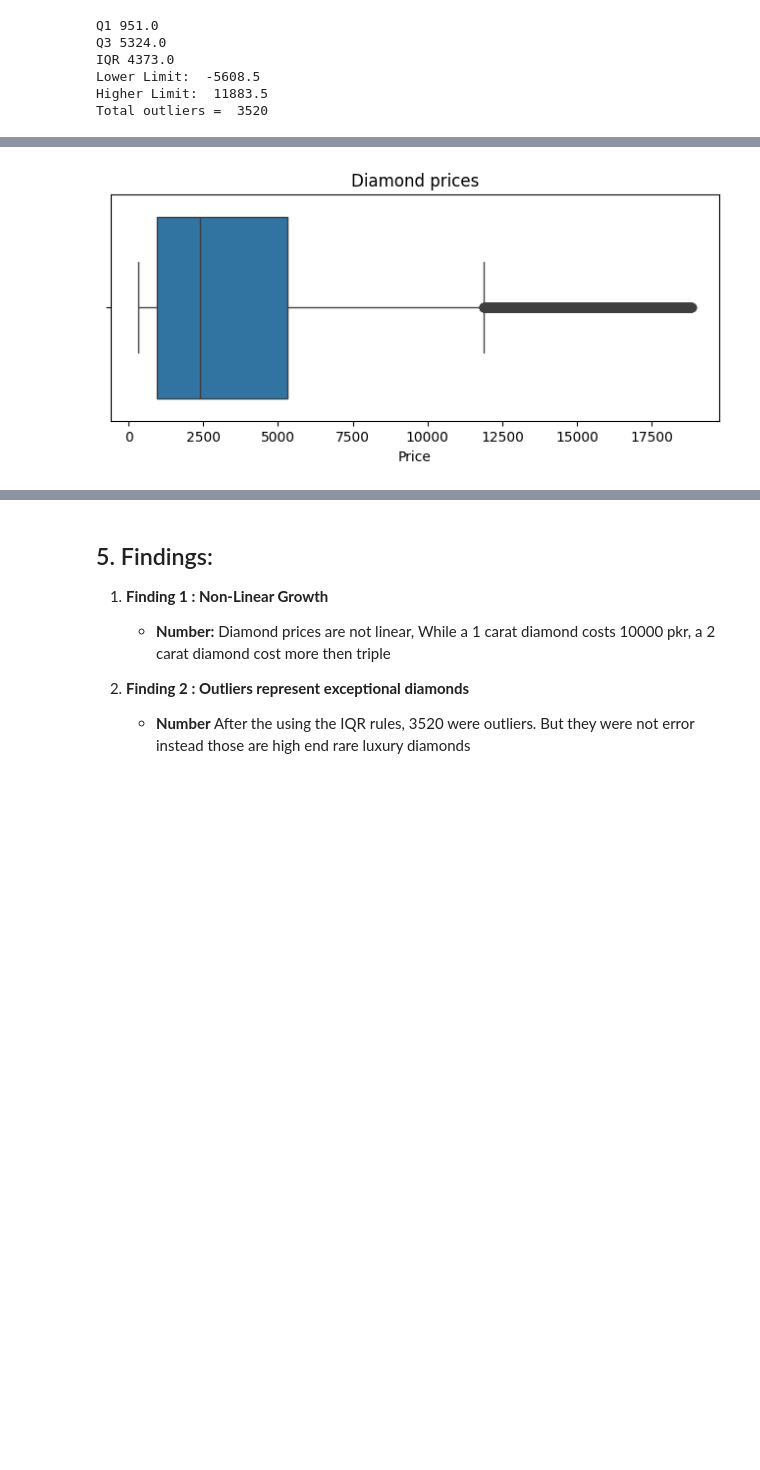
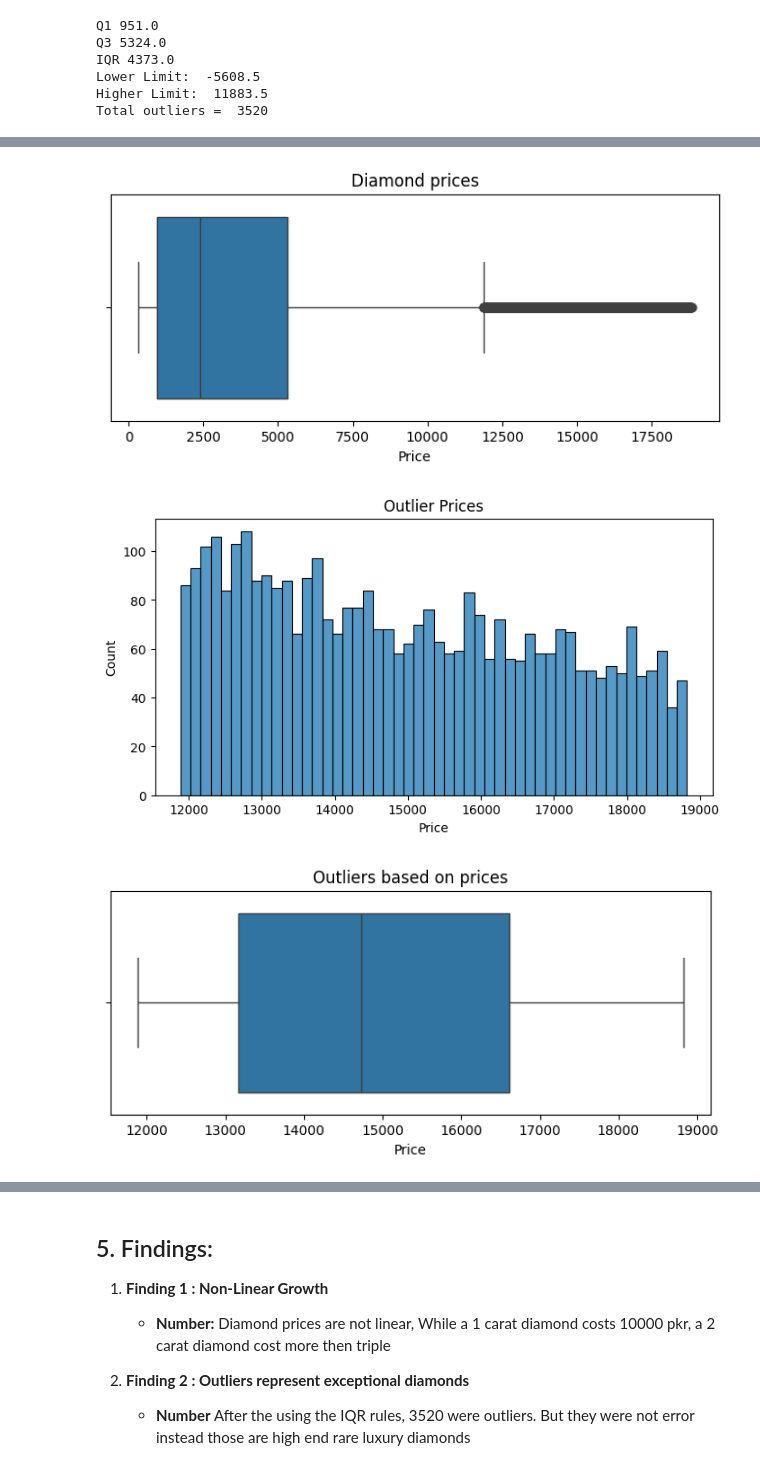
Before and after one commit to yousuf3pk/EDA-Project, a Jupyter notebook: project.ipynb, the cells around one changed output, grey strips where cells are left out. Drawn from its saved outputs; the diff is of its cells as text; code cells hidden in the pictures; blank space fills up the shorter version.

Commit message:
Categorised outliers

```diff
--- a/project.ipynb
+++ b/project.ipynb
@@ -82,21 +112,70 @@ Total outliers =  3520
 # %%
 import matplotlib.pyplot as plt
 import seaborn as sns
 
 #HISTOGRAM
 plt.figure(figsize=(8,4))
 sns.histplot(df["price"], bins = 50)
 plt.title("Diamond prices")
 plt.xlabel("Price")
 plt.ylabel("Count")
 plt.show()
 
 #BOX PLOT
 plt.figure(figsize=(8,3))
 sns.boxplot(x = df["price"])
 plt.title("Diamond prices")
 plt.xlabel("Price")
 plt.show()
+
+#HISTOGRAM FOR OUTLIERS
+plt.figure(figsize=(8,4))
+sns.histplot(outliers["price"], bins = 50)
+plt.title("Outlier Prices")
+plt.xlabel("Price")
+plt.ylabel("Count")
+plt.show()
+
+#BOX PLOT FOR OUTLIERS
+plt.figure(figsize= (8,3))
+sns.boxplot(x = outliers["price"])
+plt.title("Outliers based on prices")
+plt.xlabel("Price")
+plt.show()
+
+#HISTOGRAM OF OUTLIERS BASED ON CARATS
+plt.figure(figsize=(8,4))
+sns.histplot(outliers["carat"], bins = 50)
+plt.title("Outlier based on Carats")
+plt.xlabel("Carat")
+plt.ylabel("Count")
+plt.show()
+
+#HISTOGRAM OF OUTLIERS BASED ON COLOR
+plt.figure(figsize=(8,4))
+sns.histplot(outliers["color"], bins = 50)
+plt.title("Outlier based on Color")
+plt.xlabel("Color")
+plt.ylabel("Count")
+plt.show()
+
+#HISTOGRAM OF OUTLIERS BASED ON CUT
+plt.figure(figsize=(8,4))
+sns.histplot(outliers["cut"], bins = 50)
+plt.title("Outlier based on Cut")
+plt.xlabel("Cut")
+plt.ylabel("Count")
+plt.show()
+
+#HISTOGRAM OF OUTLIERS BASED ON CLARITY
+plt.figure(figsize=(8,4))
+sns.histplot(outliers["clarity"], bins = 50)
+plt.title("Outlier based on Clarity")
+plt.xlabel("Clarity")
+plt.ylabel("Count")
+plt.show()
 # %% [output]
 [figure]
 [figure]
+[figure, added]
+[figure, added]
```
Also changed, not shown: parts of 3 cells of this notebook.
